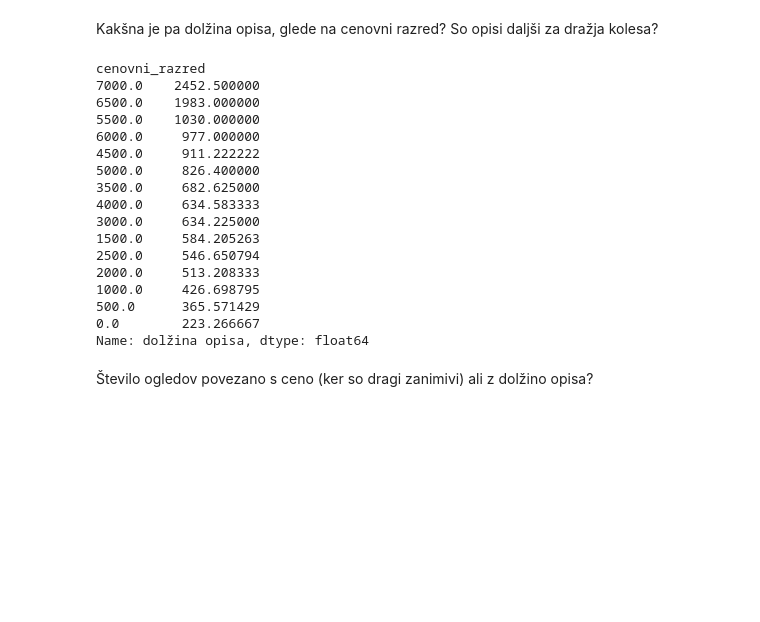
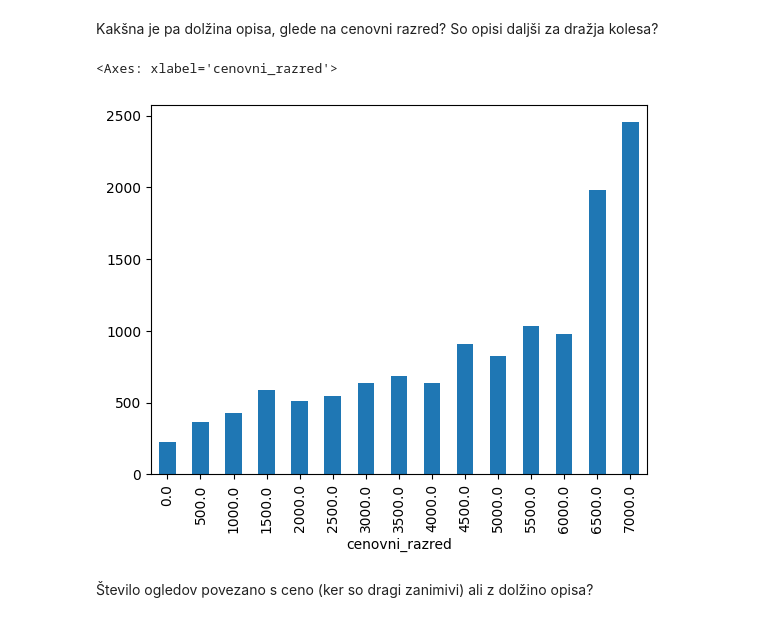
Before and after one commit to ambrovo/UVP-projektna, a Jupyter notebook: analiza.ipynb, the cells around one changed output. Saved outputs shown, nothing was run; the diff lists cells and outputs as text; code cells hidden in the pictures; blank space fills up the shorter version.

```diff
--- a/analiza.ipynb
+++ b/analiza.ipynb
@@ -100,8 +100,8 @@ koliko koles je v katerem cenovnem razredu (po 500)
 # %%
 vsi_podatki["cenovni_razred"] = (vsi_podatki["prava_cena"]//500)*500
 kolesa_po_razredih = vsi_podatki.groupby("cenovni_razred")
-kolesa_po_razredih = kolesa_po_razredih.size()
-ax = kolesa_po_razredih.plot(kind="bar")
+kolicina = kolesa_po_razredih.size()
+ax = kolicina.plot(kind="bar")
 ax.set_title("procent koles v cenovnem razredu")
 # %% [output]
 Text(0.5, 1.0, 'procent koles v cenovnem razredu')
@@ -109,26 +140,11 @@ Text(0.5, 1.0, 'procent koles v cenovnem razredu')
 # %% [markdown]
 Kakšna je pa dolžina opisa, glede na cenovni razred? So opisi daljši za dražja kolesa?
 # %%
-opis_po_razredih = kolesa_po_razredih["dolžina opisa"].mean().sort_values(ascending=False)
-opis_po_razredih
+opis_po_razredih = kolesa_po_razredih["dolžina opisa"].mean()
+opis_po_razredih.plot(kind="bar")
 # %% [output]
-cenovni_razred
-7000.0    2452.500000
-6500.0    1983.000000
-5500.0    1030.000000
-6000.0     977.000000
-4500.0     911.222222
-5000.0     826.400000
-3500.0     682.625000
-4000.0     634.583333
-3000.0     634.225000
-1500.0     584.205263
-2500.0     546.650794
-2000.0     513.208333
-1000.0     426.698795
-500.0      365.571429
-0.0        223.266667
-Name: dolžina opisa, dtype: float64
+<Axes: xlabel='cenovni_razred'>
+[figure, added]
 # %% [markdown]
 Število ogledov povezano s ceno (ker so dragi zanimivi) ali z dolžino opisa?
 # %%
```
Also changed, not shown: parts of 13 cells of this notebook.
